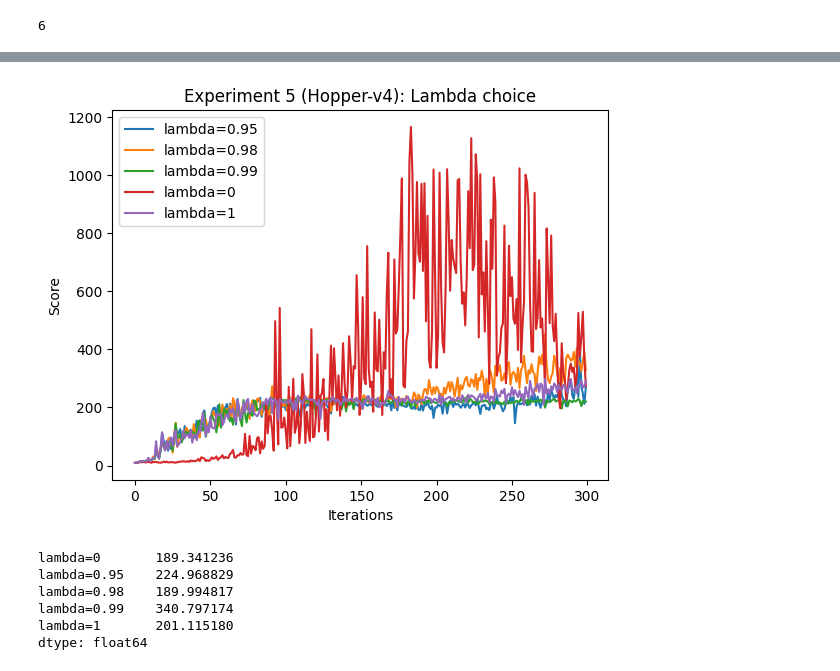
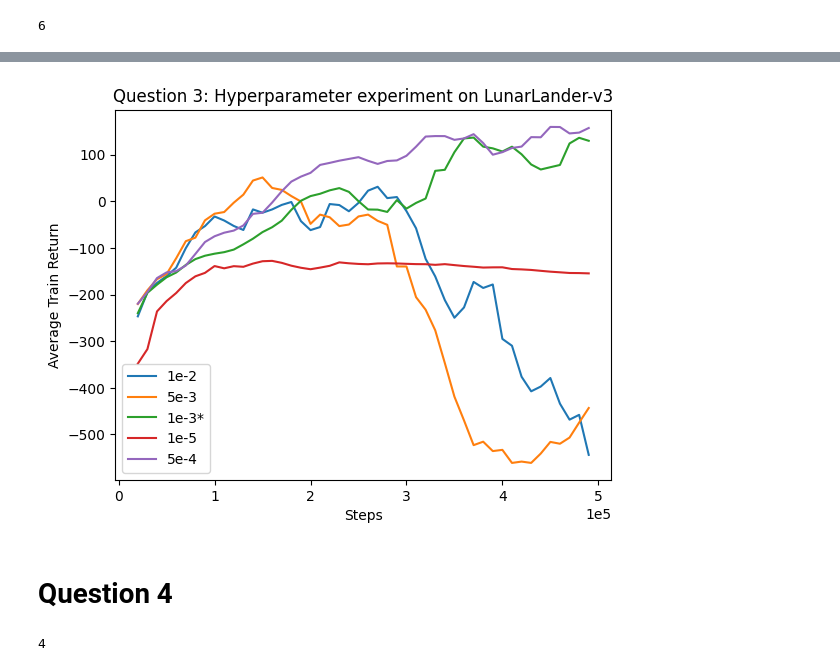
Before and after one commit to jesperhauch/homework_fall2022, a Jupyter notebook: hw3/plotting_file_report.ipynb, the cells around one changed output, grey strips where cells are left out. Saved outputs shown, nothing was run; the diff lists cells and outputs as text; code cells hidden in the pictures.

```diff
--- a/hw3/plotting_file_report.ipynb
+++ b/hw3/plotting_file_report.ipynb
@@ -39,7 +42,7 @@ plt.title("Question 1");
 # Question 2
 # %%
 import os
-root = os.path.join(os.getcwd(), "run_logs")
+root = os.path.join(os.getcwd(), "data")
 files = [os.path.join(path, name) for path, subdirs, files in os.walk(root) for name in files if "q2" in path]
 len(files)
 # %% [output]
@@ -62,4 +74,5 @@ Text(0.5, 1.0, 'Question 2')
 # %%
 import os
-root = os.path.join(os.getcwd(), "run_logs")
-files = [os.path.join(path, name) for path, subdirs, files in os.walk(root) for name in files if "q5" in path]
+root = os.path.join(os.getcwd(), "data")
+files = [os.path.join(path, name) for path, subdirs, files in os.walk(root) for name in files if "q3" in path]
+len(files)
@@ -78,22 +88,35 @@ files
+# %%
+dqn_lr00001 = get_from_logfile(files[0], ["Train_EnvstepsSoFar", "Train_AverageReturn"])
+dqn_lr0005 = get_from_logfile(files[1], ["Train_EnvstepsSoFar", "Train_AverageReturn"])
+dqn_lr005 = get_from_logfile(files[2], ["Train_EnvstepsSoFar", "Train_AverageReturn"])
+dqn_lr01 = get_from_logfile(files[3], ["Train_EnvstepsSoFar", "Train_AverageReturn"])
+dqn_lr00001.set_index("Train_EnvstepsSoFar", inplace=True)
+dqn_lr0005.set_index("Train_EnvstepsSoFar", inplace=True)
+dqn_lr005.set_index("Train_EnvstepsSoFar", inplace=True)
+dqn_lr01.set_index("Train_EnvstepsSoFar", inplace=True)
+dqn_3 = dqn_s1.set_index("Train_EnvstepsSoFar")
+# %%
+exp3 = pd.concat([dqn_lr01, dqn_lr005, dqn_3, dqn_lr00001, dqn_lr0005], axis=1)
+exp3.columns = ["1e-2", "5e-3","1e-3*", "1e-5", "5e-4"]
+exp3.index = exp3.index - 1
 # %%
-lamb = [0.95, 0.98, 0.99, 0, 1]
-run_names = ["lambda={lam}".format(lam=l) for l in lamb]
-exp5 = get_eval_returns(files, run_names)
-for col in exp5.columns:
-    plt.plot(exp5.loc[:, col], label=col)
+plt.ticklabel_format(axis="x", style="sci", scilimits=(0,0))
+for col in exp3.columns:
+    plt.plot(exp3.loc[:, col], label=col)
 plt.legend()
-plt.ylabel("Score")
-plt.xlabel("Iterations")
-plt.title("Experiment 5 (Hopper-v4): Lambda choice")
-plt.savefig("imgs/Exp5.png", dpi=600, bbox_inches="tight")
+plt.ylabel("Average Train Return")
+plt.xlabel("Steps")
+plt.title("Question 3: Hyperparameter experiment on LunarLander-v3")
+
+plt.savefig("imgs/Q3.png", dpi=600, bbox_inches="tight")
 # %% [output]
-[figure, old version]
+[figure, new version]
-# %%
-exp5.mean()
-# %% [output]
-lambda=0       189.341236
-lambda=0.95    224.968829
-lambda=0.98    189.994817
-lambda=0.99    340.797174
-lambda=1       201.115180
-dtype: float64
+# %% [markdown]
+# Question 4
+# %%
+import os
+root = os.path.join(os.getcwd(), "data")
+files = [os.path.join(path, name) for path, subdirs, files in os.walk(root) for name in files if "q4" in path]
+len(files)
+# %% [output]
+4
```
Also changed, not shown: parts of 24 cells of this notebook, 29 other files.
